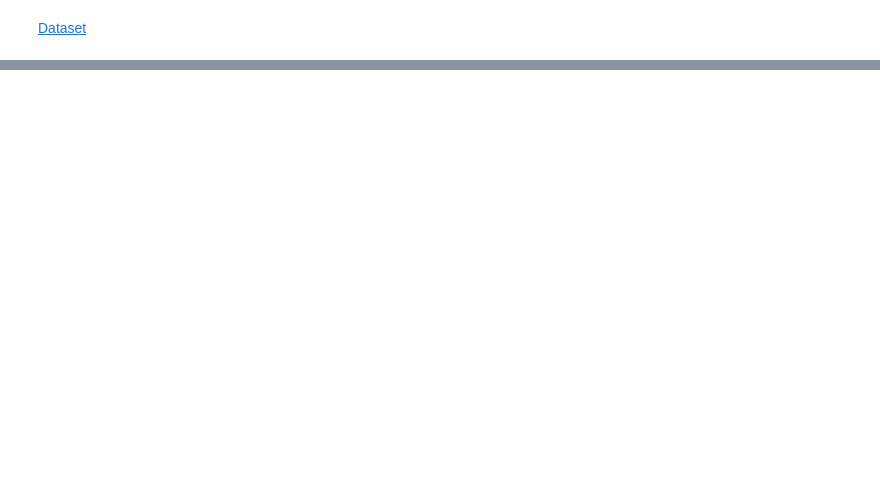
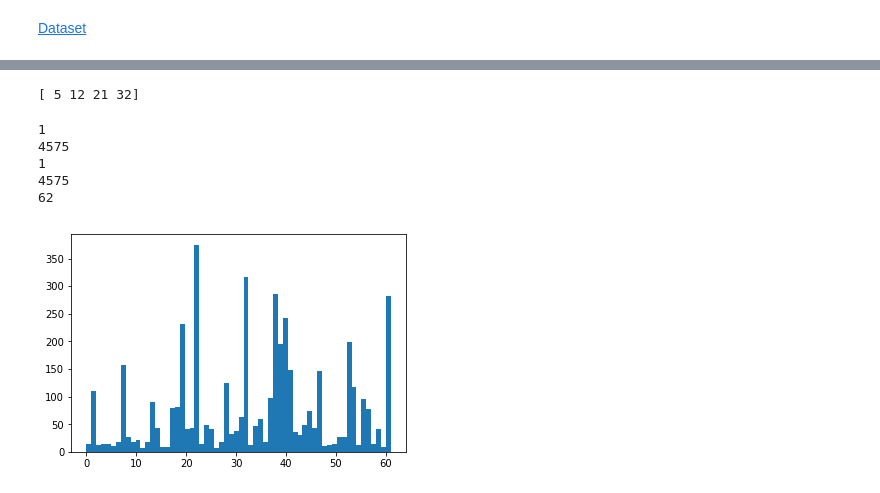
Before and after one commit to veyselkoparal/TensorFlow-tutorials-1, a Jupyter notebook: TensorFlow Tutorial - DataCamp/Belgian Traffic Signs.ipynb, the cells around one changed output, grey strips where cells are left out. Cells and saved outputs as stored; diff of their text form; code cells hidden in the pictures; blank space fills up the shorter version.

```diff
--- a/TensorFlow Tutorial - DataCamp/Belgian Traffic Signs.ipynb
+++ b/TensorFlow Tutorial - DataCamp/Belgian Traffic Signs.ipynb
@@ -12,21 +50,79 @@ from skimage import transform
+# %%
+# Import `tensorflow`
+import tensorflow as tf
+
+# Initialize two constants
+x1 = tf.constant([1,2,3,4])
+x2 = tf.constant([5,6,7,8])
+
+# Multiply
+result = tf.multiply(x1, x2)
+
+# Initialize Session and run `result`
+with tf.Session() as sess:
+    output = sess.run(result)
+    print(output)
+# %% [output]
+[ 5 12 21 32]
 # %%
-def load_data(data_directory):
-    directories = [d for d in os.listdir(data_directory)
-                   if os.path.isdir(os.path.join(data_directory, d))]
+def load_data(data_dir):
+
+    # Get all subdirectories of data_dir. Each represents a label.
+    directories = [d for d in os.listdir(data_dir)
+                   if os.path.isdir(os.path.join(data_dir, d))]
+
+    # Loop through the label directories and collect the data in
+    # two lists, labels and images.
     labels = []
     images = []
+
     for d in directories:
-        label_directory = os.path.join(data_directory, d)
-        file_names = [os.path.join(label_directory, f)
-                      for f in os.listdir(label_directory)
+        label_dir = os.path.join(data_dir, d)
+        file_names = [os.path.join(label_dir, f)
+                      for f in os.listdir(label_dir)
                       if f.endswith(".ppm")]
         for f in file_names:
-            images.append(skimage.data.imread(f))
+            images.append(data.imread(f))
             labels.append(int(d))
     return images, labels
 
-ROOT_PATH = "/Users/owner/Desktop/TensorFlow-tutorials/TensorFlow Tutorial - DataCamp/"
-train_data_directory = os.path.join(ROOT_PATH, "Traffic Signs/Training")
-test_data_directory = os.path.join(ROOT_PATH, "Traffic Signs/Testing")
+ROOT_PATH = "/Users/owner/Desktop/TensorFlow-tutorials/TensorFlow Tutorial - DataCamp/Traffic Signs/"
+train_data_dir = os.path.join(ROOT_PATH, "Training")
+test_data_dir = os.path.join(ROOT_PATH, "Testing")
 
-images, labels = load_data(train_data_directory)
+images, labels = load_data(train_data_dir)
+# %%
+images_array = np.array(images)
+labels_array = np.array(labels)
+
+# Print the `images` dimensions
+print(images_array.ndim)
+
+# Print the number of `images`'s elements
+print(images_array.size)
+
+# Print the first instance of `images`
+images_array[0]
+
+# Print the `labels` dimensions
+print(labels_array.ndim)
+
+# Print the number of `labels`'s elements
+print(labels_array.size)
+
+# Count the number of labels
+print(len(set(labels_array)))
+# %% [output]
+1
+4575
+1
+4575
+62
+# %%
+# Make a histogram with 62 bins of the `labels` data
+plt.hist(labels, 62)
+
+# Show the plot
+plt.show()
+# %% [output]
+[figure, added]
```
Also changed, not shown: parts of 16 cells of this notebook.
